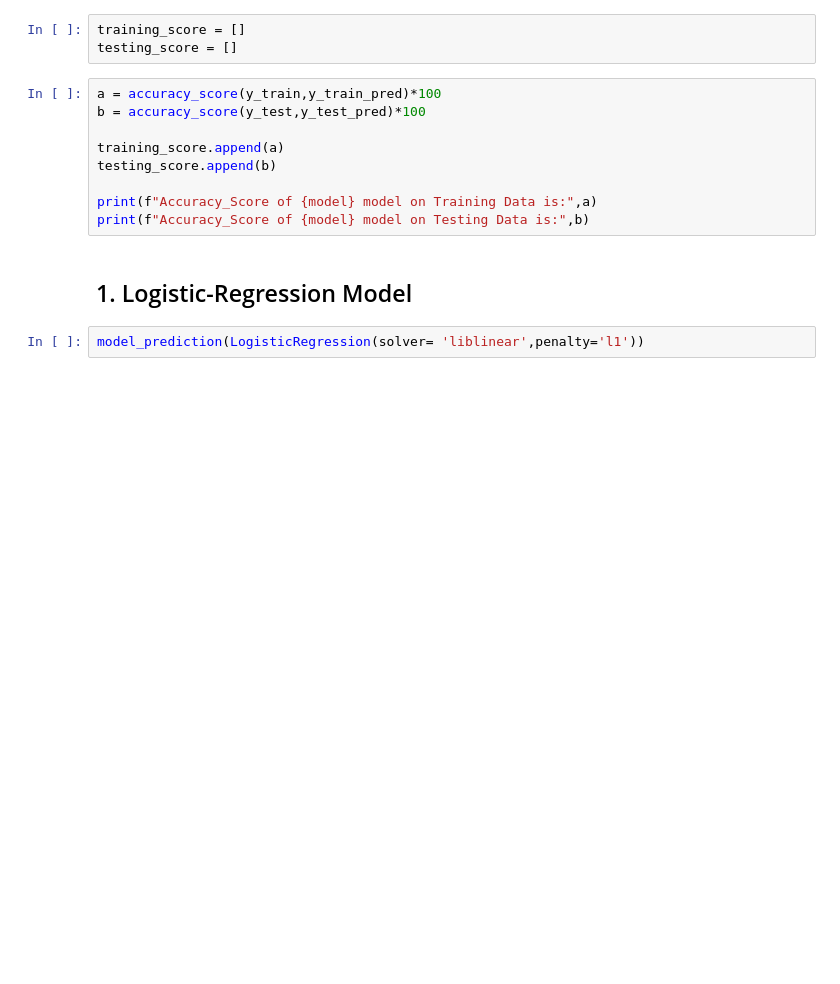
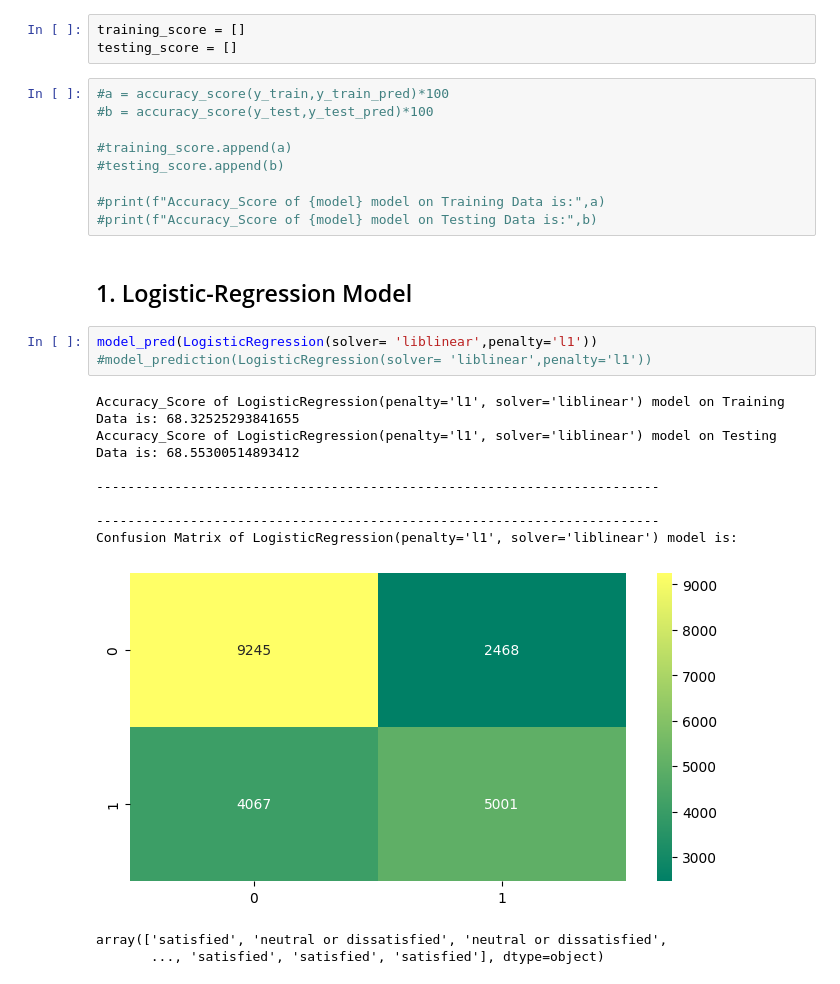
Before and after one commit to AI-School-F5-P2/F5_airlines, a Jupyter notebook: airline_main/test_sgs.ipynb, the cells around one changed output. Saved outputs shown, nothing was run; the diff lists cells and outputs as text; blank space fills up the shorter version.

Commit message:
Fix: Función model_pred & refactorizar

```diff
--- a/airline_main/test_sgs.ipynb
+++ b/airline_main/test_sgs.ipynb
@@ -398,17 +471,29 @@ y_test_pred
 training_score = []
 testing_score = []
 # %%
-a = accuracy_score(y_train,y_train_pred)*100
-b = accuracy_score(y_test,y_test_pred)*100
+#a = accuracy_score(y_train,y_train_pred)*100
+#b = accuracy_score(y_test,y_test_pred)*100
 
-training_score.append(a)
-testing_score.append(b)
+#training_score.append(a)
+#testing_score.append(b)
 
-print(f"Accuracy_Score of {model} model on Training Data is:",a)
-print(f"Accuracy_Score of {model} model on Testing Data is:",b)
+#print(f"Accuracy_Score of {model} model on Training Data is:",a)
+#print(f"Accuracy_Score of {model} model on Testing Data is:",b)
 # %% [markdown]
 ## 1. Logistic-Regression Model
 # %%
-model_prediction(LogisticRegression(solver= 'liblinear',penalty='l1'))
+model_pred(LogisticRegression(solver= 'liblinear',penalty='l1'))
+#model_prediction(LogisticRegression(solver= 'liblinear',penalty='l1'))
+# %% [output]
+Accuracy_Score of LogisticRegression(penalty='l1', solver='liblinear') model on Training Data is: 68.32525293841655
+Accuracy_Score of LogisticRegression(penalty='l1', solver='liblinear') model on Testing Data is: 68.55300514893412
+
+------------------------------------------------------------------------
+
+------------------------------------------------------------------------
+Confusion Matrix of LogisticRegression(penalty='l1', solver='liblinear') model is:
+[figure, added]
+array(['satisfied', 'neutral or dissatisfied', 'neutral or dissatisfied',
+       ..., 'satisfied', 'satisfied', 'satisfied'], dtype=object)
 # %%
 # KNeighborsClassifier
```
Also changed, not shown: parts of 13 cells of this notebook.
